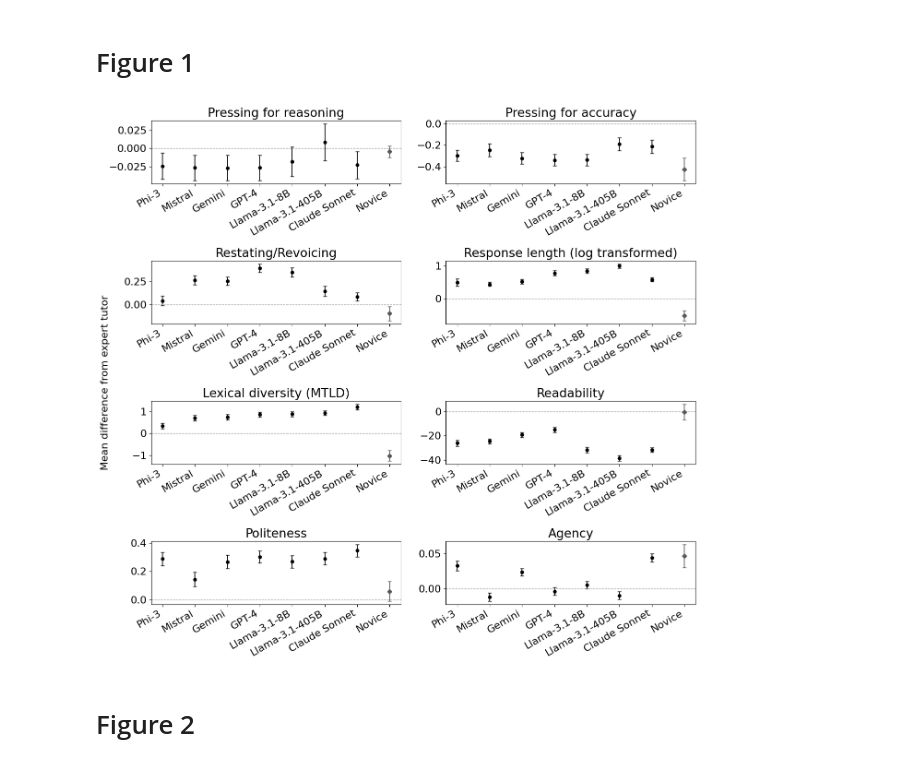
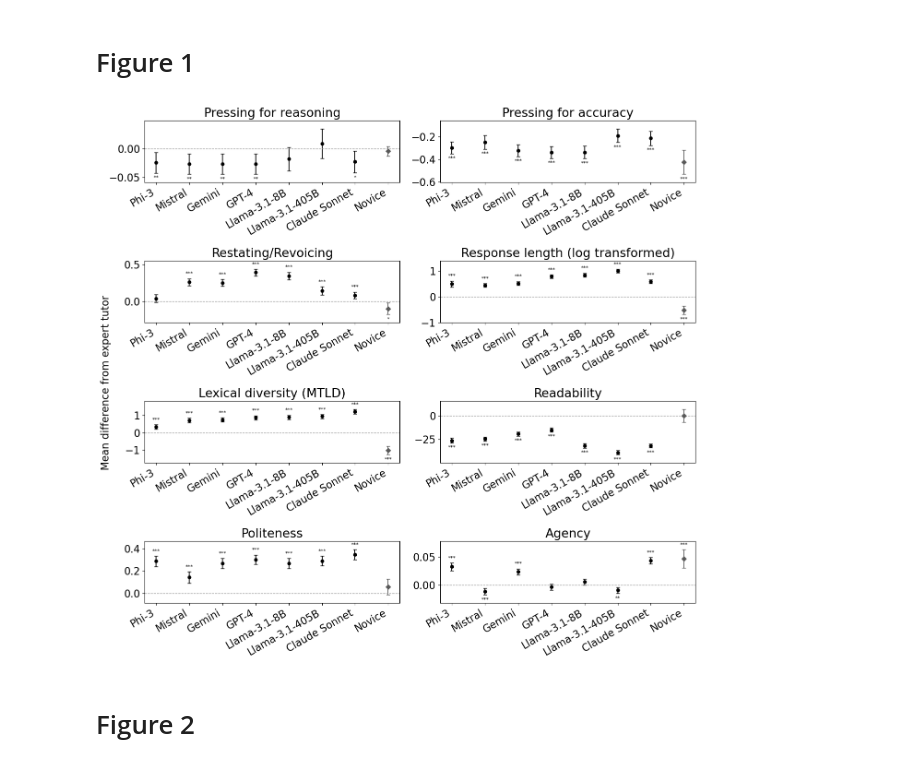
Before and after one commit to abdulsalamRamatu/TutorEval_ARR2026, a Jupyter notebook: TutorEval_ARR2026/tutoreval_analysis/tutoreval_analysis.ipynb, the cells around one changed output. Cells and saved outputs as stored; diff of their text form; code cells hidden in the pictures.

```diff
--- a/TutorEval_ARR2026/tutoreval_analysis/tutoreval_analysis.ipynb
+++ b/TutorEval_ARR2026/tutoreval_analysis/tutoreval_analysis.ipynb
@@ -7,7 +10,7 @@ import matplotlib.pyplot as plt
 import matplotlib as mpl
 mpl.rcParams.update({"font.size": 16})
 # %%
-df = pd.read_csv('new_math_df.csv')
+df = pd.read_csv('../feature_extraction/new_math_df.csv')
 # %%
 df.columns
 # %% [output]
@@ -70,7 +73,8 @@ def paired_diff_stats(x, y):
     n = len(d)
     mean = d.mean()
     se = d.std(ddof=1) / np.sqrt(n) if n > 1 else np.nan
-    ci = 1.96 * se
+    # ci = 1.96 * se
+    ci = stats.t.ppf(0.975, df=n-1) * se if n > 1 else np.nan
     return mean, ci, n
 
 wide = {}
@@ -168,6 +237,13 @@ for i, f in enumerate(features):
     ax = axes[r, c]
 
     sub = diff_df2[diff_df2["feature"] == f].copy()
+    # ---------------
+    sub = sub.merge(
+    test_df[["feature", "llm", "p", "p_fdr", "sig_fdr"]],
+    on=["feature", "llm"],
+    how="left"
+)
+    # ---------------
 
     # Ensure we have novice row flagged correctly; keep novice last
     sub["order"] = sub["llm"].apply(order_key)
@@ -187,6 +263,39 @@ for i, f in enumerate(features):
         x[~is_nov], y[~is_nov], yerr=yerr[~is_nov],
         fmt="o", capsize=3.2, elinewidth=1.3, markersize=4.8, color="black"
     )
+    # --------------
+    # Add FDR-corrected significance stars, with padding inside axis limits
+    y_low = np.nanmin(y - yerr)
+    y_high = np.nanmax(y + yerr)
+    y_span = y_high - y_low if y_high > y_low else 1
+
+    pad = 0.18 * y_span
+    ax.set_ylim(y_low - pad, y_high + pad)
+
+    ymin, ymax = ax.get_ylim()
+    yrange = ymax - ymin
+
+    for xi, yi, ei, sig in zip(x, y, yerr, sub["sig_fdr"]):
+        if sig:
+            if yi >= 0:
+                ypos = yi + ei + 0.04 * yrange
+                va = "bottom"
+            else:
+                ypos = yi - ei - 0.04 * yrange
+                va = "top"
+
+            # keep stars inside panel
+            ypos = min(max(ypos, ymin + 0.06 * yrange), ymax - 0.06 * yrange)
+
+            ax.text(
+                xi, ypos, sig,
+                ha="center",
+                va=va,
+                fontsize=8,
+                color="black",
+                clip_on=False
+            )
+    # --------------
 
     # Novice reference: gray diamond (no “special color” beyond gray)
     if is_nov.any():
@@ -210,34 +319,34 @@ for i, f in enumerate(features):
     last_row_per_col = {}
     for idx in range(n_feats):
         rr, cc = divmod(idx, ncols)
         last_row_per_col[cc] = max(last_row_per_col.get(cc, -1), rr)
 
     # Hide x labels except for the last occupied row in each column
     # if r != last_row_per_col[c]:
     #     ax.set_xticklabels([])
 
 
     # Remove per-axis y label; will add one global label
     ax.set_ylabel("")
 
     # Lighten frame
     # ax.spines["top"].set_visible(False)
     # ax.spines["right"].set_visible(False)
 
 # Hide unused panels
 for j in range(n_feats, nrows * ncols):
     r, c = divmod(j, ncols)
     axes[r, c].axis("off")
 
 # Global y-label and title
 fig.text(0.005, 0.5, "Mean difference from expert tutor", va="center", rotation="vertical")
 # fig.suptitle("Instructional and linguistic profiles relative to expert (raw-scale differences)", y=1.01, fontsize=14)
 
 fig.tight_layout()
 plt.savefig('plots/feature_plot_realtivetoexpert.pdf', dpi=300, bbox_inches="tight")
 plt.show()
 # %% [output]
-[figure, old version]
+[figure, new version]
 # %% [markdown]
 # Figure 2
 # %%
```
Also changed, not shown: parts of 27 cells of this notebook.
